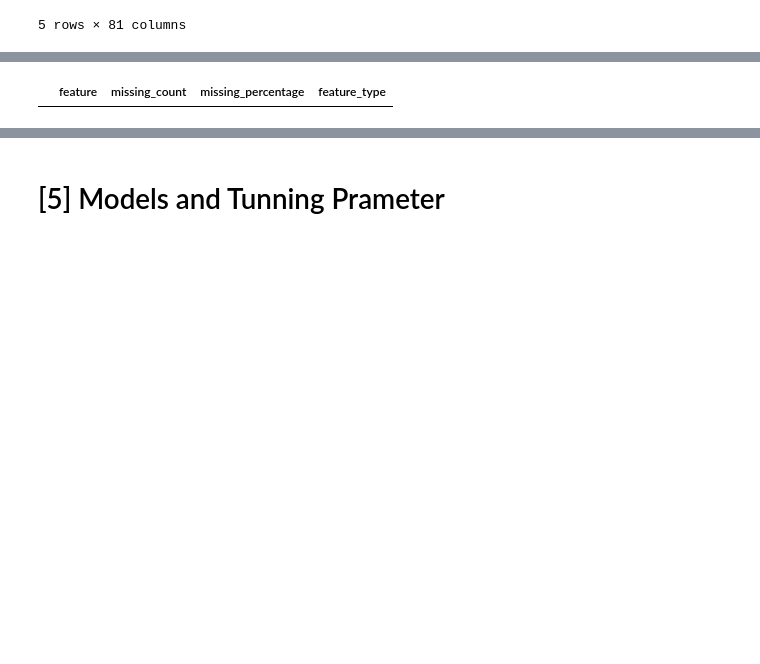
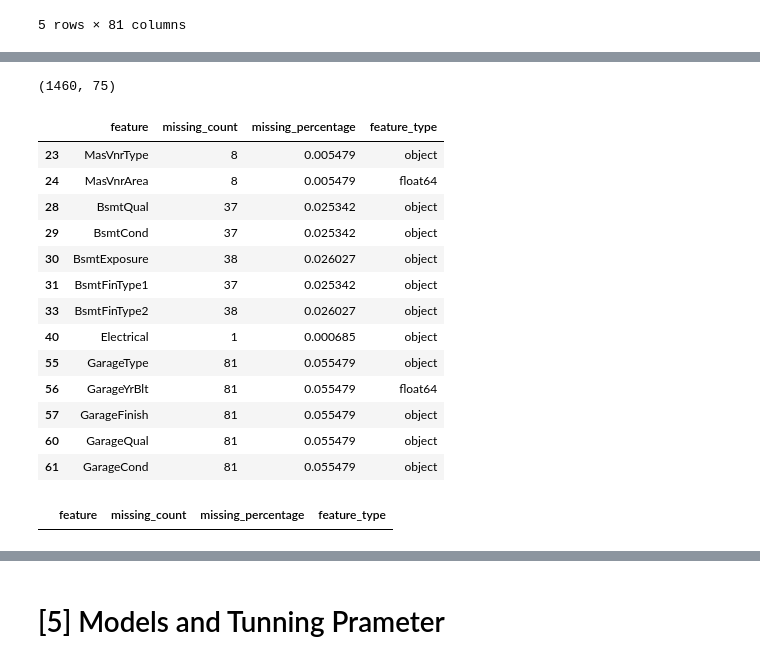
Before and after one commit to mawada-sweis/house-pricing-EDA, a Jupyter notebook: model.ipynb, the cells around one changed output, grey strips where cells are left out. Cells and saved outputs as stored; diff of their text form; code cells hidden in the pictures; blank space fills up the shorter version.

```diff
--- a/model.ipynb
+++ b/model.ipynb
@@ -102,17 +106,32 @@ features_to_delete
 # %%
 # delete the feature which have missing_percentage more than 10%
 data.drop(columns=features_to_delete, inplace=True)
-# %%
-# delete the samples corresponding to the missing values
-for one_feature in missing_stats['feature'].values:
-    data = data[ data[one_feature].notna() ]
+# %%
+""" Get shape of the dataset after cleaning features
+[output] [We have 1460 sample, 75 feature.]
+"""
+data.shape
+# %% [output]
+(1460, 75)
 # %%
 """Re compute and skip features with no missing.
-[stage 0 : before cleaning] there is 13 feature need to clean
-[stage 1 : after cleaning sample] there is no feature need to clean
+[output] [13 feature need to clean their samples.]
 """
 missing_stats = get_feature_stats(data)
 missing_stats = missing_stats[missing_stats['missing_count'] != 0]
 missing_stats
 # %% [output]
 |  | feature | missing_count | missing_percentage | feature_type |
+| 23 | MasVnrType | 8 | 0.005479 | object |
+| 24 | MasVnrArea | 8 | 0.005479 | float64 |
+| 28 | BsmtQual | 37 | 0.025342 | object |
+| 29 | BsmtCond | 37 | 0.025342 | object |
+| 30 | BsmtExposure | 38 | 0.026027 | object |
+| 31 | BsmtFinType1 | 37 | 0.025342 | object |
+| 33 | BsmtFinType2 | 38 | 0.026027 | object |
+| 40 | Electrical | 1 | 0.000685 | object |
+| 55 | GarageType | 81 | 0.055479 | object |
+| 56 | GarageYrBlt | 81 | 0.055479 | float64 |
+| 57 | GarageFinish | 81 | 0.055479 | object |
+| 60 | GarageQual | 81 | 0.055479 | object |
+| 61 | GarageCond | 81 | 0.055479 | object |
@@ -118,0 +149,9 @@ missing_stats
+# %%
+"""Re compute and skip features with no missing.
+[output] [No feature need to clean their samples.]
+"""
+missing_stats = get_feature_stats(data)
+missing_stats = missing_stats[missing_stats['missing_count'] != 0]
+missing_stats
+# %% [output]
+|  | feature | missing_count | missing_percentage | feature_type |
```
Also changed, not shown: parts of 26 cells of this notebook.
